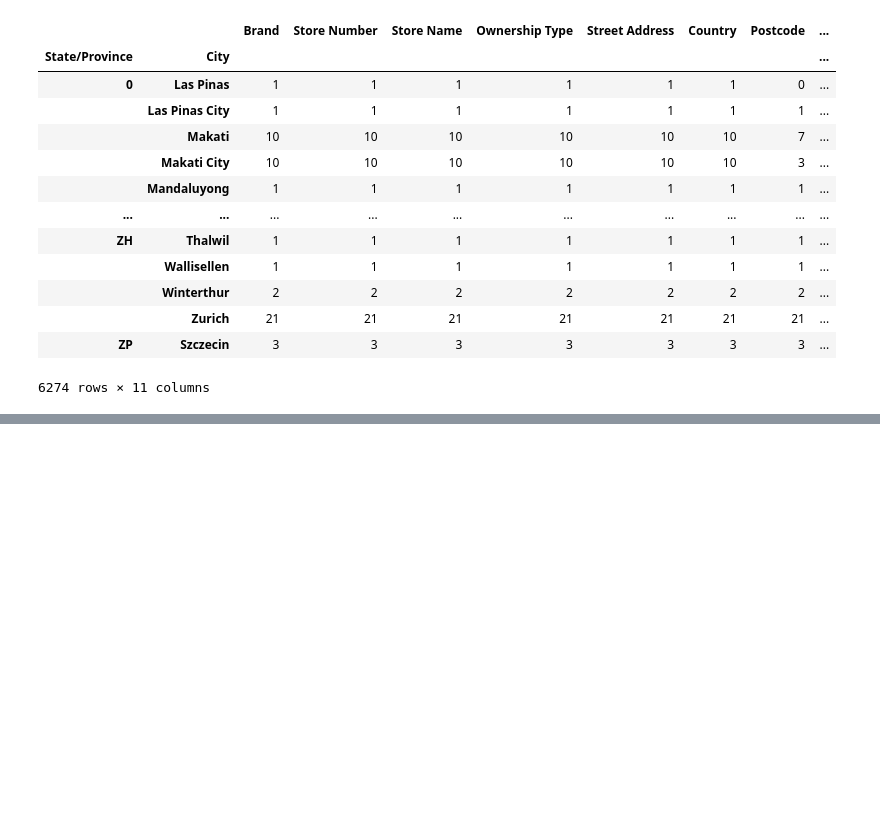
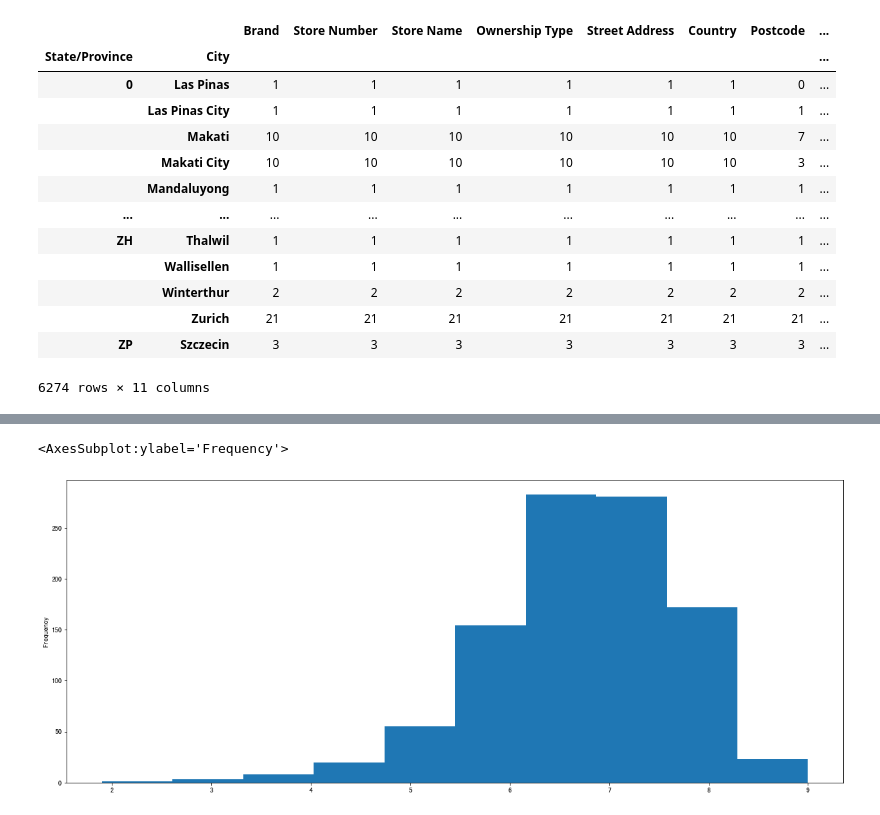
Before and after one commit to NekoSilverFox/Data-Mining, a Jupyter notebook: 003 - Pandas/Pandas.ipynb, the cells around one changed output, grey strips where cells are left out. Cells and saved outputs as stored; diff of their text form; code cells hidden in the pictures; blank space fills up the shorter version.

```diff
--- a/003 - Pandas/Pandas.ipynb
+++ b/003 - Pandas/Pandas.ipynb
@@ -1745,0 +1766,3 @@ sb_sount2
+# %%
+# 1. 导入数据
+movies = pd.read_csv('./data/IMDB-Movie-Data.csv')
@@ -1745,0 +1805,5 @@ sb_sount2
+# %%
+movies['Rating'].plot(kind='hist', figsize=(20, 8))
+# %% [output]
+<AxesSubplot:ylabel='Frequency'>
+[figure, added]
```
Also changed, not shown: parts of 20 cells of this notebook, 3 other files.
